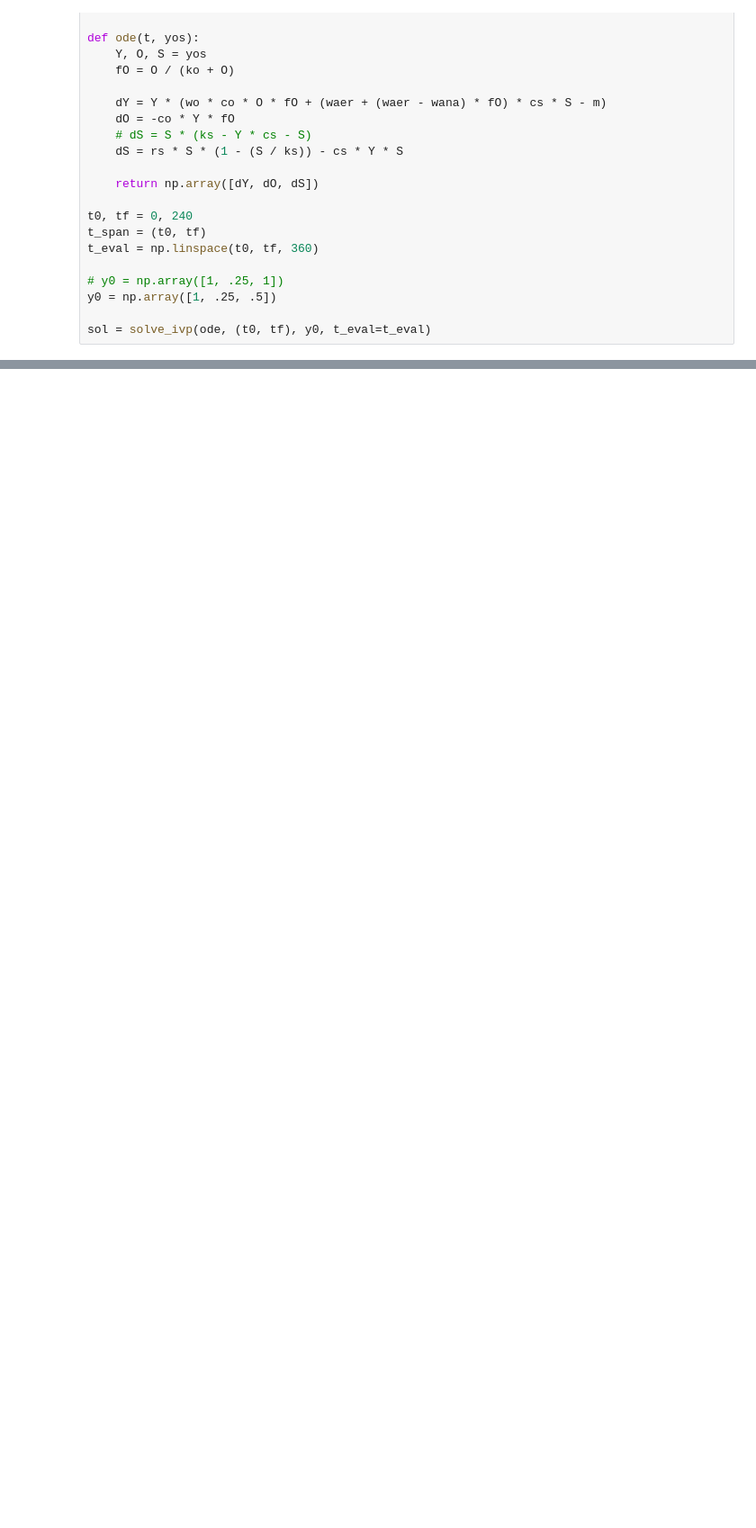
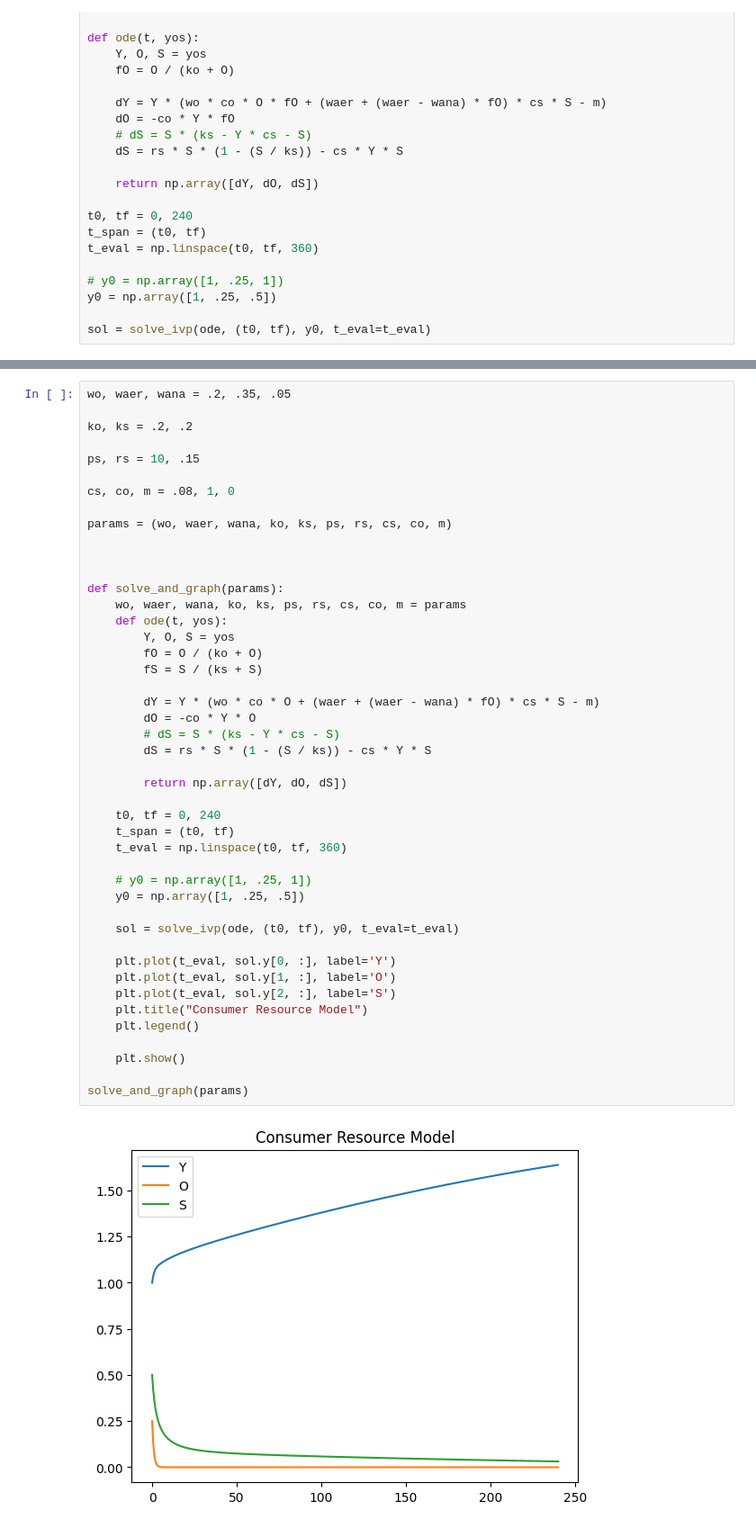
Before and after one commit to EthanPrimes/modeling_yeast_spread, a Jupyter notebook: mcrm_experiments.ipynb, the cells around one changed output, grey strips where cells are left out. Shown at 90% size. Drawn from its saved outputs; the diff is of its cells as text; blank space fills up the shorter version.

```diff
--- a/mcrm_experiments.ipynb
+++ b/mcrm_experiments.ipynb
@@ -72,0 +74,47 @@ plt.show()
+# %%
+wo, waer, wana = .2, .35, .05
+
+ko, ks = .2, .2
+
+ps, rs = 10, .15
+
+cs, co, m = .08, 1, 0
+
+params = (wo, waer, wana, ko, ks, ps, rs, cs, co, m)
+
+
+
+def solve_and_graph(params):
+    wo, waer, wana, ko, ks, ps, rs, cs, co, m = params
+    def ode(t, yos):
+        Y, O, S = yos
+        fO = O / (ko + O)
+        fS = S / (ks + S)
+
+        dY = Y * (wo * co * O + (waer + (waer - wana) * fO) * cs * S - m)
+        dO = -co * Y * O
+        # dS = S * (ks - Y * cs - S)
+        dS = rs * S * (1 - (S / ks)) - cs * Y * S
+
+        return np.array([dY, dO, dS])
+
+    t0, tf = 0, 240
+    t_span = (t0, tf)
+    t_eval = np.linspace(t0, tf, 360)
+
+    # y0 = np.array([1, .25, 1])
+    y0 = np.array([1, .25, .5])
+
+    sol = solve_ivp(ode, (t0, tf), y0, t_eval=t_eval)
+
+    plt.plot(t_eval, sol.y[0, :], label='Y')
+    plt.plot(t_eval, sol.y[1, :], label='O')
+    plt.plot(t_eval, sol.y[2, :], label='S')
+    plt.title("Consumer Resource Model")
+    plt.legend()
+
+    plt.show()
+
+solve_and_graph(params)
+# %% [output]
+[figure, added]
```
Also changed, not shown: parts of 4 cells of this notebook.
